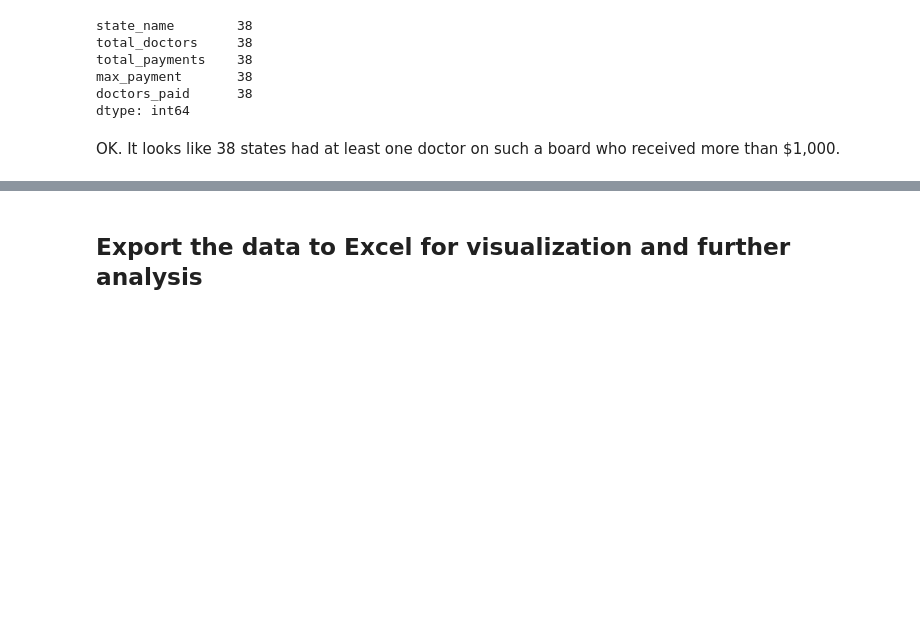
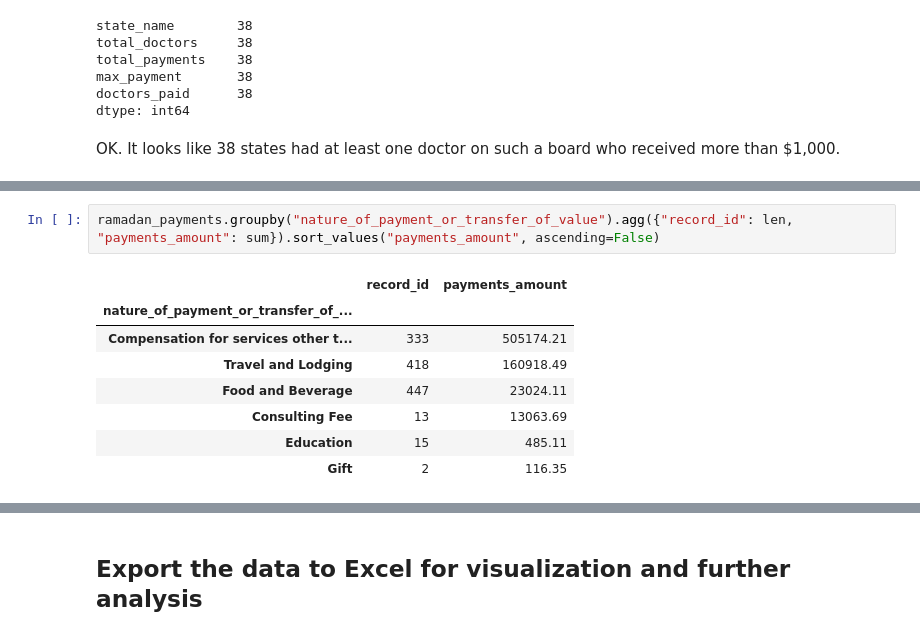
Before and after one commit to PublicI/medicaid-influence-analysis, a Jupyter notebook: drug_payments.ipynb, the cells around one changed output, grey strips where cells are left out. Cells and saved outputs as stored; diff of their text form; blank space fills up the shorter version.

```diff
--- a/drug_payments.ipynb
+++ b/drug_payments.ipynb
@@ -329,0 +429,11 @@ OK. It looks like 38 states had at least one doctor on such a board who received
+# %%
+ramadan_payments.groupby("nature_of_payment_or_transfer_of_value").agg({"record_id": len, "payments_amount": sum}).sort_values("payments_amount", ascending=False)
+# %% [output]
+|  | record_id | payments_amount |
+| nature_of_payment_or_transfer_of_... |  |  |
+| Compensation for services other t... | 333 | 505174.21 |
+| Travel and Lodging | 418 | 160918.49 |
+| Food and Beverage | 447 | 23024.11 |
+| Consulting Fee | 13 | 13063.69 |
+| Education | 15 | 485.11 |
+| Gift | 2 | 116.35 |
```
Also changed, not shown: parts of 28 cells of this notebook.
